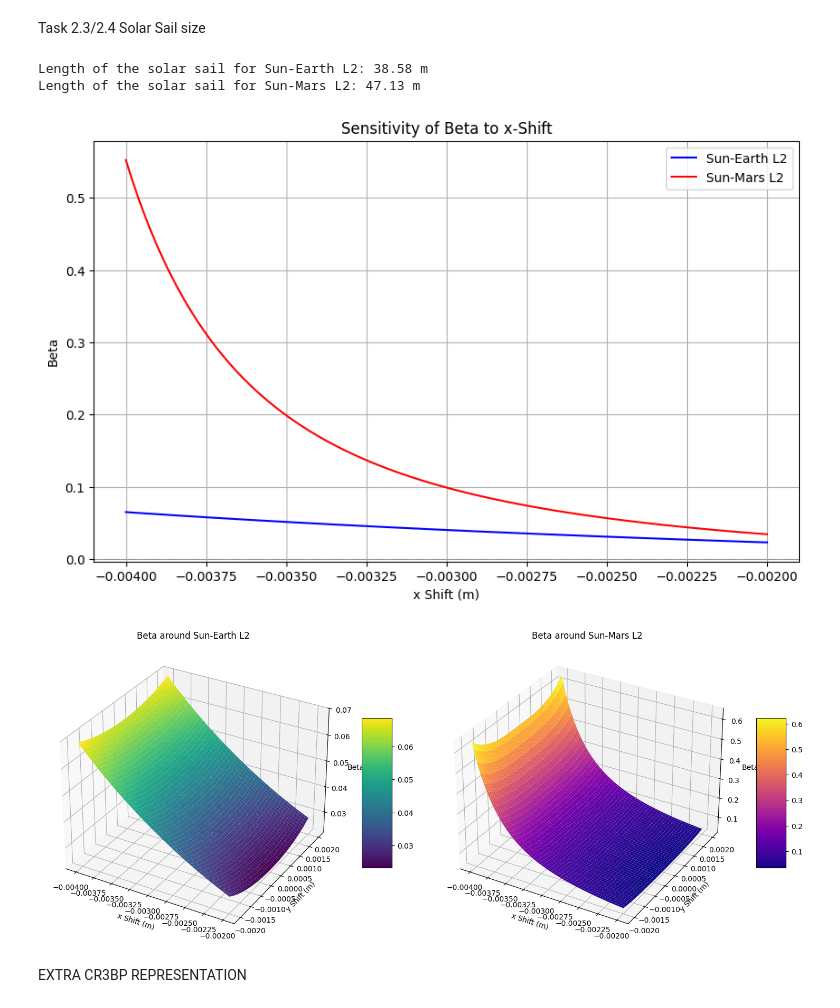
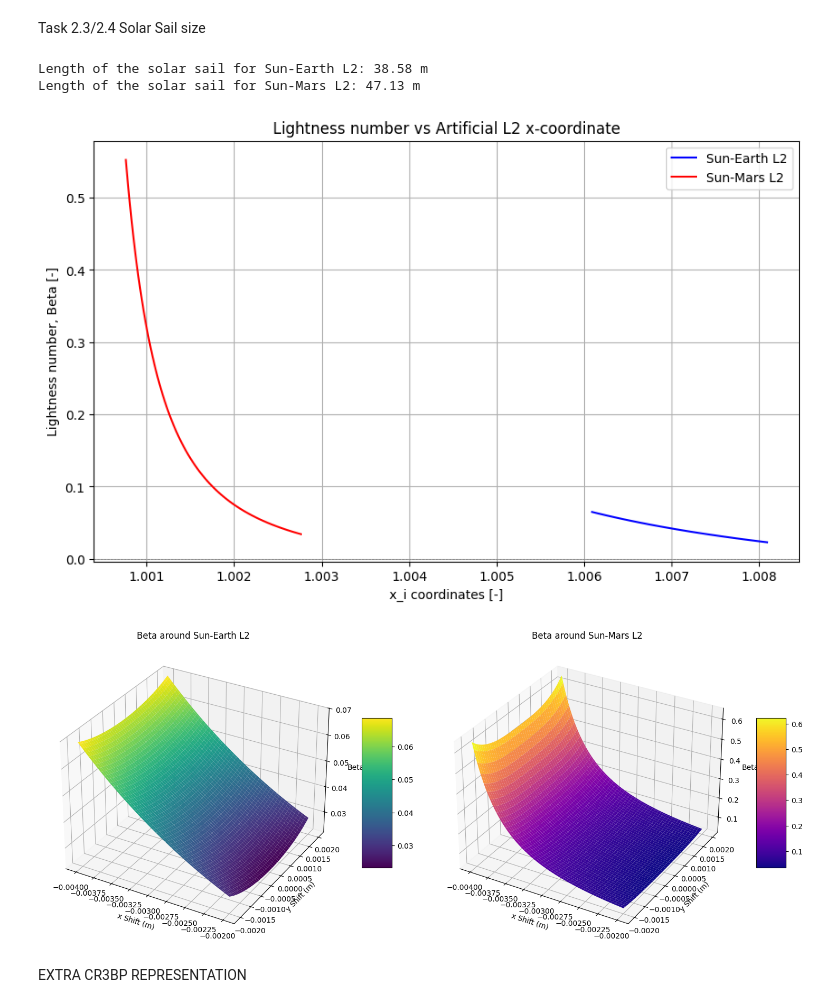
Before and after one commit to tommasolanzini/SpecialTopicsOfAstrodynamics, a Jupyter notebook: assignment.ipynb, the cells around one changed output. Saved outputs shown, nothing was run; the diff lists cells and outputs as text; code cells hidden in the pictures.

```diff
--- a/assignment.ipynb
+++ b/assignment.ipynb
@@ -288,37 +284,38 @@ plt.figure(figsize=(10, 6))
 plt.plot(L2_SE + x_shift, Beta_vec_SE, label='Sun-Earth L2', color='blue')
 plt.plot(L2_SM + x_shift, Beta_vec_SM, label='Sun-Mars L2', color='red')
 plt.axhline(0, color='gray', linestyle='--', linewidth=0.5)
-plt.title('Sensitivity of Beta to x-Shift')
-plt.xlabel('x Shift')
-plt.ylabel('Beta')
+plt.title('Lightness number vs Artificial L2 x-coordinate')
+plt.xlabel('x_i coordinates [-]')
+plt.ylabel('Lightness number, Beta [-]')
 plt.legend()
 plt.grid()
 plt.show()
+
 
 X_shift, Y_shift = np.meshgrid(x_shift, y_shift)
 Beta_matrix_SE = np.array([[Beta([L2_SE + x, y, 0], mu_SE) for x in x_shift] for y in y_shift])
 Beta_matrix_SM = np.array([[Beta([L2_SM + x, y, 0], mu_SM) for x in x_shift] for y in y_shift])
 fig = plt.figure(figsize=(15, 6))
 ax1 = fig.add_subplot(121, projection='3d')
 ax2 = fig.add_subplot(122, projection='3d')
 surf1 = ax1.plot_surface(X_shift, Y_shift, Beta_matrix_SE, cmap='viridis')
 surf2 = ax2.plot_surface(X_shift, Y_shift, Beta_matrix_SM, cmap='plasma')
 ax1.set_title('Beta around Sun-Earth L2')
 ax1.set_xlabel('x Shift (m)')
 ax1.set_ylabel('y Shift (m)')
 ax1.set_zlabel('Beta')
 ax2.set_title('Beta around Sun-Mars L2')
 ax2.set_xlabel('x Shift (m)')
 ax2.set_ylabel('y Shift (m)')
 ax2.set_zlabel('Beta')
 fig.colorbar(surf1, ax=ax1, shrink=0.5, aspect=5)
 fig.colorbar(surf2, ax=ax2, shrink=0.5, aspect=5)
 plt.tight_layout()
 plt.show()
 # %% [output]
 Length of the solar sail for Sun-Earth L2: 38.58 m
 Length of the solar sail for Sun-Mars L2: 47.13 m
-[figure, old version]
+[figure, new version]
 [figure]
 # %% [markdown]
 EXTRA CR3BP REPRESENTATION
```
Also changed, not shown: parts of 1 cell of this notebook.
